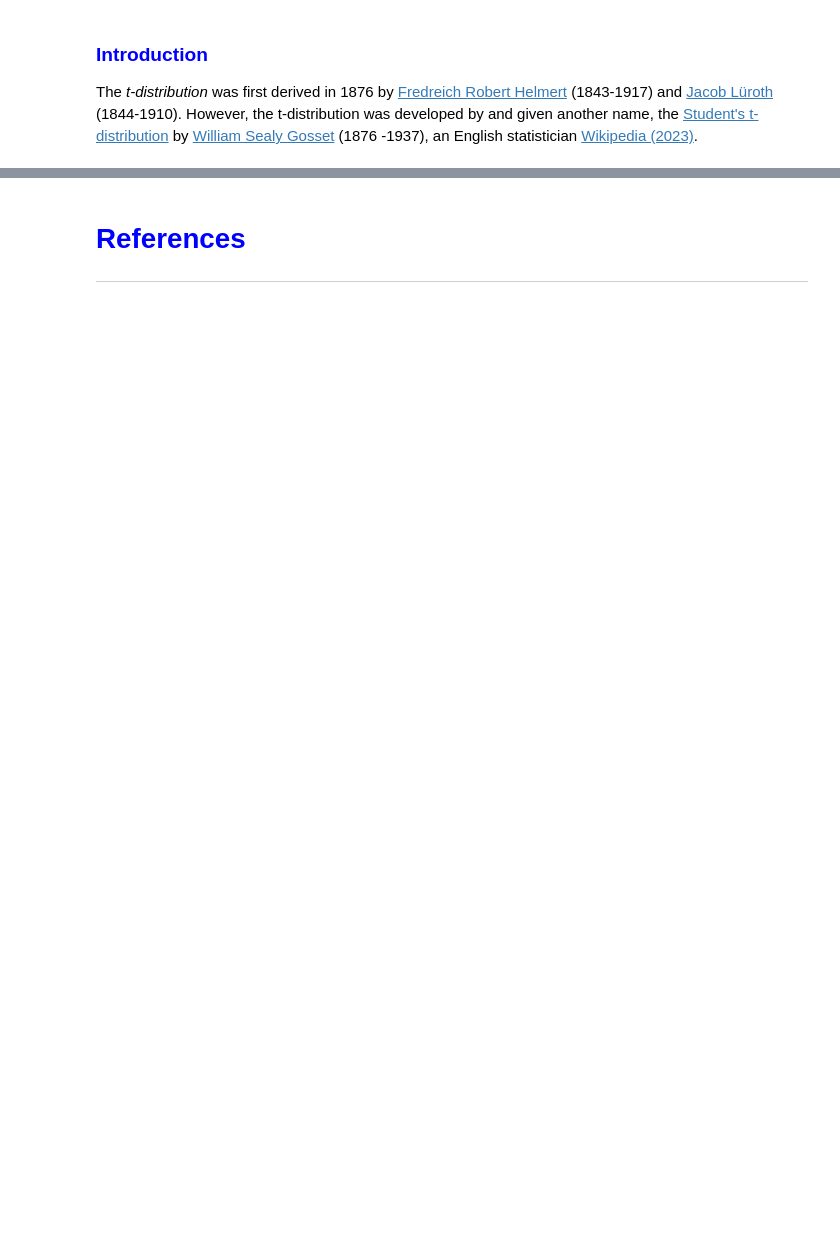
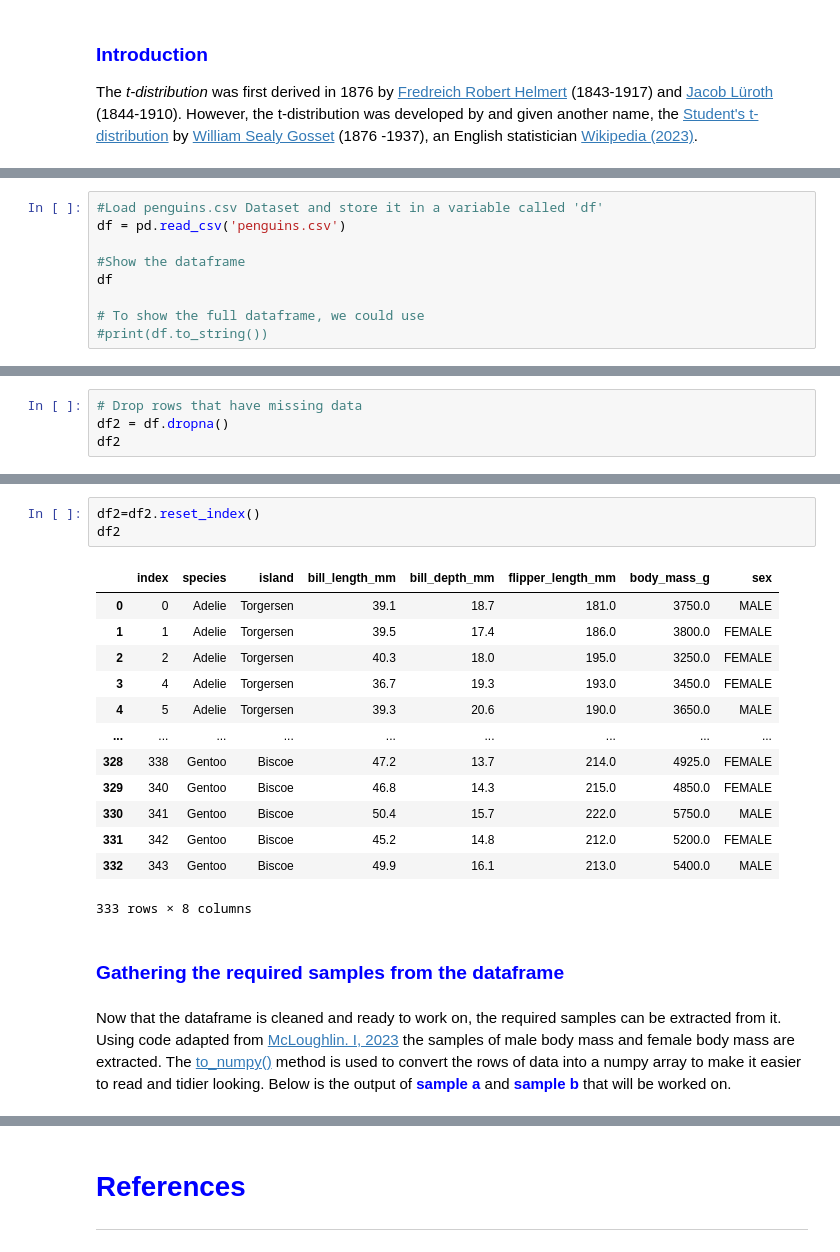
Before and after one commit to OCorry/machine_learning_and_statistics_2023, a Jupyter notebook: tasks.ipynb, the cells around one changed output, grey strips where cells are left out. Cells and saved outputs as stored; diff of their text form; blank space fills up the shorter version.

```diff
--- a/tasks.ipynb
+++ b/tasks.ipynb
@@ -525,0 +600,9 @@ For the purpose of this task, a two-sample test will be used, where the Null Hyp
+# %%
+#Load penguins.csv Dataset and store it in a variable called 'df'
+df = pd.read_csv('penguins.csv')
+
+#Show the dataframe
+df
+
+# To show the full dataframe, we could use
+#print(df.to_string())
@@ -525,0 +644,4 @@ For the purpose of this task, a two-sample test will be used, where the Null Hyp
+# %%
+# Drop rows that have missing data
+df2 = df.dropna()
+df2
@@ -525,0 +669,21 @@ For the purpose of this task, a two-sample test will be used, where the Null Hyp
+# %%
+df2=df2.reset_index()
+df2
+# %% [output]
+|  | index | species | island | bill_length_mm | bill_depth_mm | flipper_length_mm | body_mass_g | sex |
+| 0 | 0 | Adelie | Torgersen | 39.1 | 18.7 | 181.0 | 3750.0 | MALE |
+| 1 | 1 | Adelie | Torgersen | 39.5 | 17.4 | 186.0 | 3800.0 | FEMALE |
+| 2 | 2 | Adelie | Torgersen | 40.3 | 18.0 | 195.0 | 3250.0 | FEMALE |
+| 3 | 4 | Adelie | Torgersen | 36.7 | 19.3 | 193.0 | 3450.0 | FEMALE |
+| 4 | 5 | Adelie | Torgersen | 39.3 | 20.6 | 190.0 | 3650.0 | MALE |
+| ... | ... | ... | ... | ... | ... | ... | ... | ... |
+| 328 | 338 | Gentoo | Biscoe | 47.2 | 13.7 | 214.0 | 4925.0 | FEMALE |
+| 329 | 340 | Gentoo | Biscoe | 46.8 | 14.3 | 215.0 | 4850.0 | FEMALE |
+| 330 | 341 | Gentoo | Biscoe | 50.4 | 15.7 | 222.0 | 5750.0 | MALE |
+| 331 | 342 | Gentoo | Biscoe | 45.2 | 14.8 | 212.0 | 5200.0 | FEMALE |
+| 332 | 343 | Gentoo | Biscoe | 49.9 | 16.1 | 213.0 | 5400.0 | MALE |
+333 rows × 8 columns
+# %% [markdown]
+### <span style ="color:blue">Gathering the required samples from the dataframe</span>
+# %% [markdown]
+Now that the dataframe is cleaned and ready to work on, the required samples can be extracted from it. Using code adapted from [McLoughlin. I, 2023](https://atlantictu-my.sharepoint.com/personal/ian_mcloughlin_atu_ie/_layouts/15/stream.aspx?id=%2Fpersonal%2Fian%5Fmcloughlin%5Fatu%5Fie%2FDocuments%2Fstudent%5Fshares%2Fmachine%5Flearnning%5Fand%5Fstatistics%2F3%5Ft%5Ftests%2Ft03v07%5Fttest%5Find%2Emkv&referrer=StreamWebApp%2EWeb&referrerScenario=AddressBarCopied%2Eview) the samples of male body mass and female body mass are extracted. The [to_numpy()](https://www.geeksforgeeks.org/pandas-dataframe-to_numpy-convert-dataframe-to-numpy-array/) method is used to convert the rows of data into a numpy array to make it easier to read and tidier looking. Below is the output of <span style ="color:blue">**sample a**</span> and <span style ="color:blue">**sample b**</span> that will be worked on.
```
Also changed, not shown: parts of 34 cells of this notebook, 1 other file.
